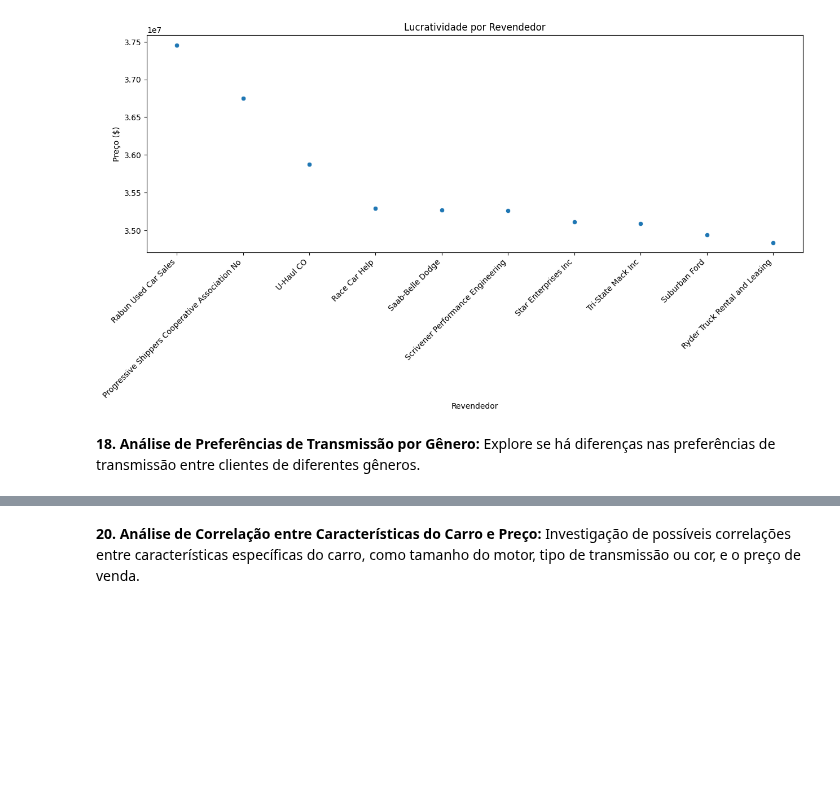
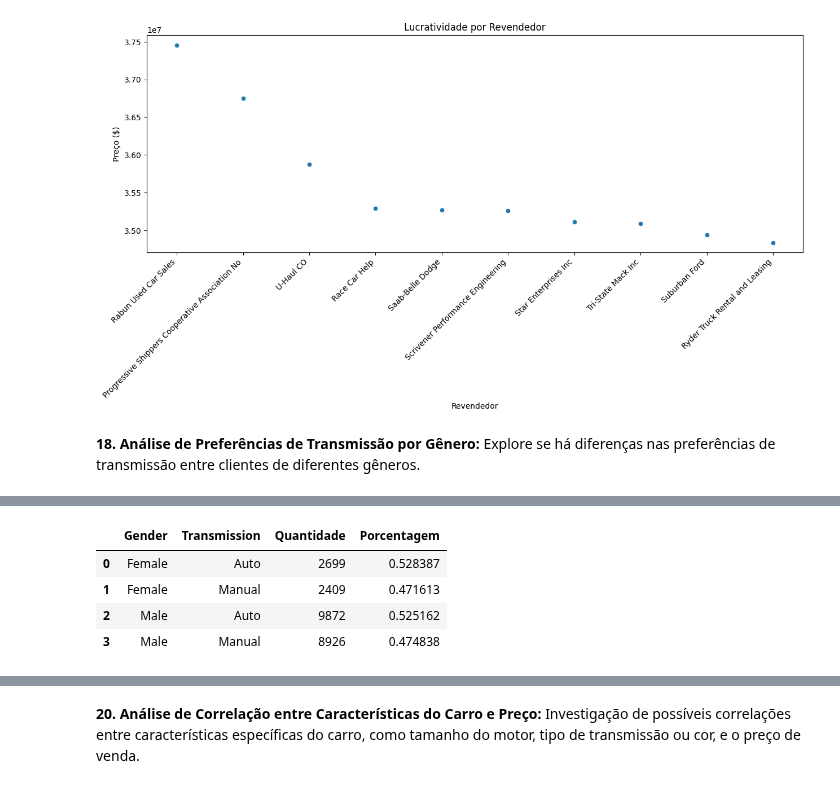
Before and after one commit to GabrielVila/Car-Sales-Report, a Jupyter notebook: projeto_carro.ipynb, the cells around one changed output, grey strips where cells are left out. Drawn from its saved outputs; the diff is of its cells as text; code cells hidden in the pictures; blank space fills up the shorter version.

```diff
--- a/projeto_carro.ipynb
+++ b/projeto_carro.ipynb
@@ -672,0 +675,11 @@ Name: count, dtype: int64
+# %%
+transmission_genero = dados.groupby(['Gender', 'Transmission']).size().reset_index(name='Quantidade')
+
+transmission_genero['Porcentagem'] = transmission_genero['Quantidade'] / transmission_genero.groupby('Gender')['Quantidade'].transform('sum')
+transmission_genero
+# %% [output]
+|  | Gender | Transmission | Quantidade | Porcentagem |
+| 0 | Female | Auto | 2699 | 0.528387 |
+| 1 | Female | Manual | 2409 | 0.471613 |
+| 2 | Male | Auto | 9872 | 0.525162 |
+| 3 | Male | Manual | 8926 | 0.474838 |
```
Also changed, not shown: parts of 3 cells of this notebook.
